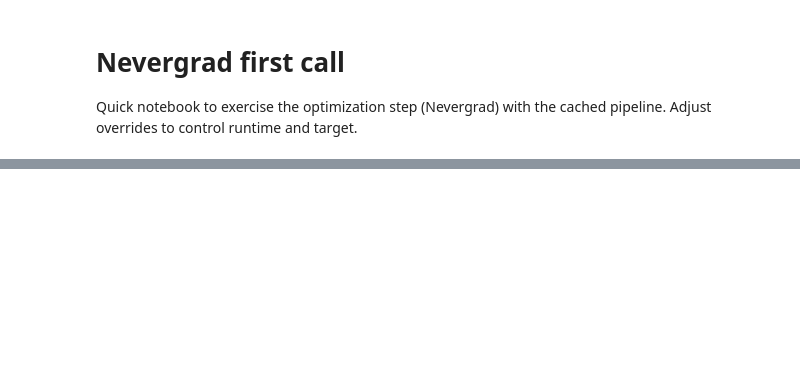
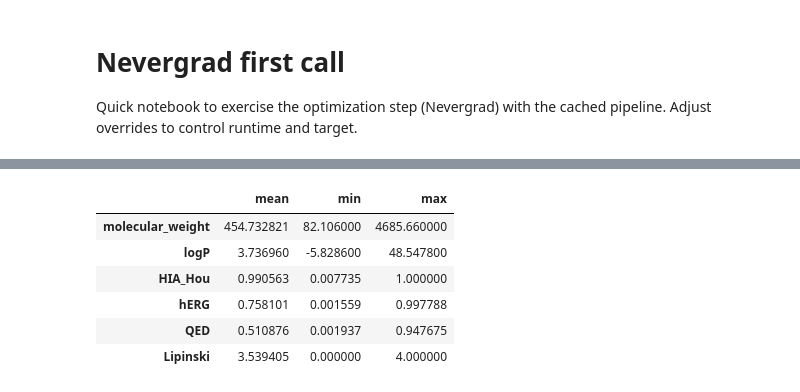
Before and after one commit to EESI/nevermore, a Jupyter notebook: notebooks/nevergrad_first_call.ipynb, the cells around one changed output, grey strips where cells are left out. Saved outputs shown, nothing was run; the diff lists cells and outputs as text; code cells hidden in the pictures; blank space fills up the shorter version.

```diff
--- a/notebooks/nevergrad_first_call.ipynb
+++ b/notebooks/nevergrad_first_call.ipynb
@@ -75,0 +148,25 @@ if manifest_path.exists():
+# %%
+import pandas as pd
+from pathlib import Path
+
+# Point to your features run (replace with your signature if you know it)
+feat_root = Path("../../outputs/features")
+sig = "97df27707ad5"  # set to your features signature
+admet_path = feat_root / sig / "admet_features.csv"
+
+df = pd.read_csv(admet_path)
+
+# Keep only numeric ADMET columns (drop metadata)
+numeric_cols = [c for c in df.columns if c not in {"dataset_index", "smiles"}]
+stats = df[numeric_cols].agg(["mean", "min", "max"]).T
+stats.columns = ["mean", "min", "max"]
+
+display(stats)
+# %% [output]
+|  | mean | min | max |
+| molecular_weight | 454.732821 | 82.106000 | 4685.660000 |
+| logP | 3.736960 | -5.828600 | 48.547800 |
+| HIA_Hou | 0.990563 | 0.007735 | 1.000000 |
+| hERG | 0.758101 | 0.001559 | 0.997788 |
+| QED | 0.510876 | 0.001937 | 0.947675 |
+| Lipinski | 3.539405 | 0.000000 | 4.000000 |
```
Also changed, not shown: parts of 6 cells of this notebook, 5 other files.
